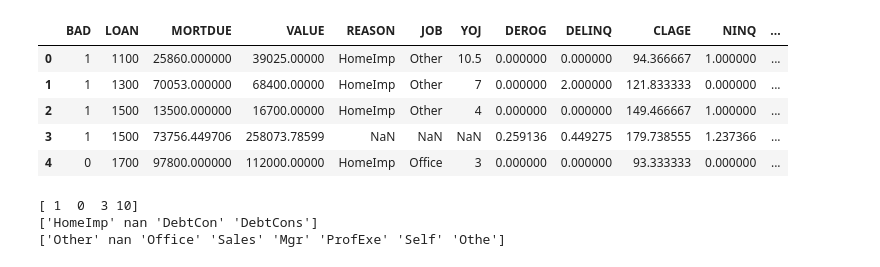
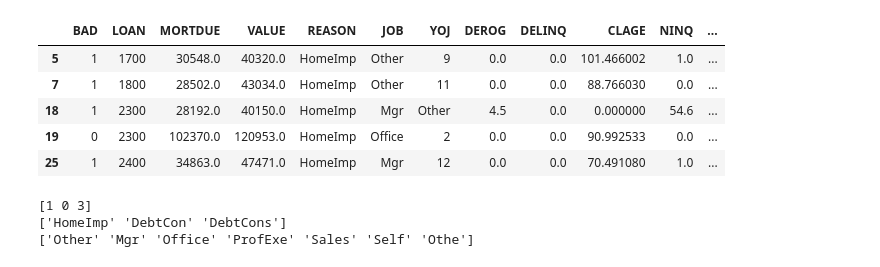
Before and after one commit to zakiraihan/PDIB-ZakiRaihan-1606878505, a Jupyter notebook: Tugas 1/PDIB - Data Preparation.ipynb, the cells around one changed output. Saved outputs shown, nothing was run; the diff lists cells and outputs as text; code cells hidden in the pictures.

```diff
--- a/Tugas 1/PDIB - Data Preparation.ipynb
+++ b/Tugas 1/PDIB - Data Preparation.ipynb
@@ -1,39 +1,39 @@
 # %%
 %matplotlib inline
 import numpy as np
 import pandas as pd
 import scipy.stats as stats
 import matplotlib.pyplot as plt
 import random
 import math
 
 # Read hmeq.csv file
 hmeq = pd.read_csv("hmeq.csv")
 
 # Removing any unnecessary column, because the data were just 13 column,
 # so i assume that column more than 13 were unnecessary
 hmeq_prepared = hmeq.drop(columns=['Unnamed: 13', 'Unnamed: 14', 'Unnamed: 15', 'Unnamed: 16'])
 
-# Filling any missing data in dataset using their represntative column
-hmeq_prepared = hmeq_prepared.fillna(hmeq_prepared.mean())
+# Drop Row that has NaN value
+hmeq_prepared = hmeq_prepared.dropna()
 
 # Seeing the first 5 row of data
 hmeq_prepared.head()
 # %% [output]
 |  | BAD | LOAN | MORTDUE | VALUE | REASON | JOB | YOJ | DEROG | DELINQ | CLAGE | NINQ | ... |
-| 0 | 1 | 1100 | 25860.000000 | 39025.00000 | HomeImp | Other | 10.5 | 0.000000 | 0.000000 | 94.366667 | 1.000000 | ... |
-| 1 | 1 | 1300 | 70053.000000 | 68400.00000 | HomeImp | Other | 7 | 0.000000 | 2.000000 | 121.833333 | 0.000000 | ... |
-| 2 | 1 | 1500 | 13500.000000 | 16700.00000 | HomeImp | Other | 4 | 0.000000 | 0.000000 | 149.466667 | 1.000000 | ... |
-| 3 | 1 | 1500 | 73756.449706 | 258073.78599 | NaN | NaN | NaN | 0.259136 | 0.449275 | 179.738555 | 1.237366 | ... |
-| 4 | 0 | 1700 | 97800.000000 | 112000.00000 | HomeImp | Office | 3 | 0.000000 | 0.000000 | 93.333333 | 0.000000 | ... |
+| 5 | 1 | 1700 | 30548.0 | 40320.0 | HomeImp | Other | 9 | 0.0 | 0.0 | 101.466002 | 1.0 | ... |
+| 7 | 1 | 1800 | 28502.0 | 43034.0 | HomeImp | Other | 11 | 0.0 | 0.0 | 88.766030 | 0.0 | ... |
+| 18 | 1 | 2300 | 28192.0 | 40150.0 | HomeImp | Mgr | Other | 4.5 | 0.0 | 0.000000 | 54.6 | ... |
+| 19 | 0 | 2300 | 102370.0 | 120953.0 | HomeImp | Office | 2 | 0.0 | 0.0 | 90.992533 | 0.0 | ... |
+| 25 | 1 | 2400 | 34863.0 | 47471.0 | HomeImp | Mgr | 12 | 0.0 | 0.0 | 70.491080 | 1.0 | ... |
 # %%
 # Check Unique Value for some catagorical column
 for column in ["BAD", "REASON", "JOB"]:
     print (hmeq_prepared[column].unique())
 # %% [output]
-[ 1  0  3 10]
-['HomeImp' nan 'DebtCon' 'DebtCons']
-['Other' nan 'Office' 'Sales' 'Mgr' 'ProfExe' 'Self' 'Othe']
+[1 0 3]
+['HomeImp' 'DebtCon' 'DebtCons']
+['Other' 'Mgr' 'Office' 'ProfExe' 'Sales' 'Self' 'Othe']
 # %%
 # Preparing data, changing catagorycal data into numeric data
 
```
Also changed, not shown: parts of 6 cells of this notebook, 5 other files.
